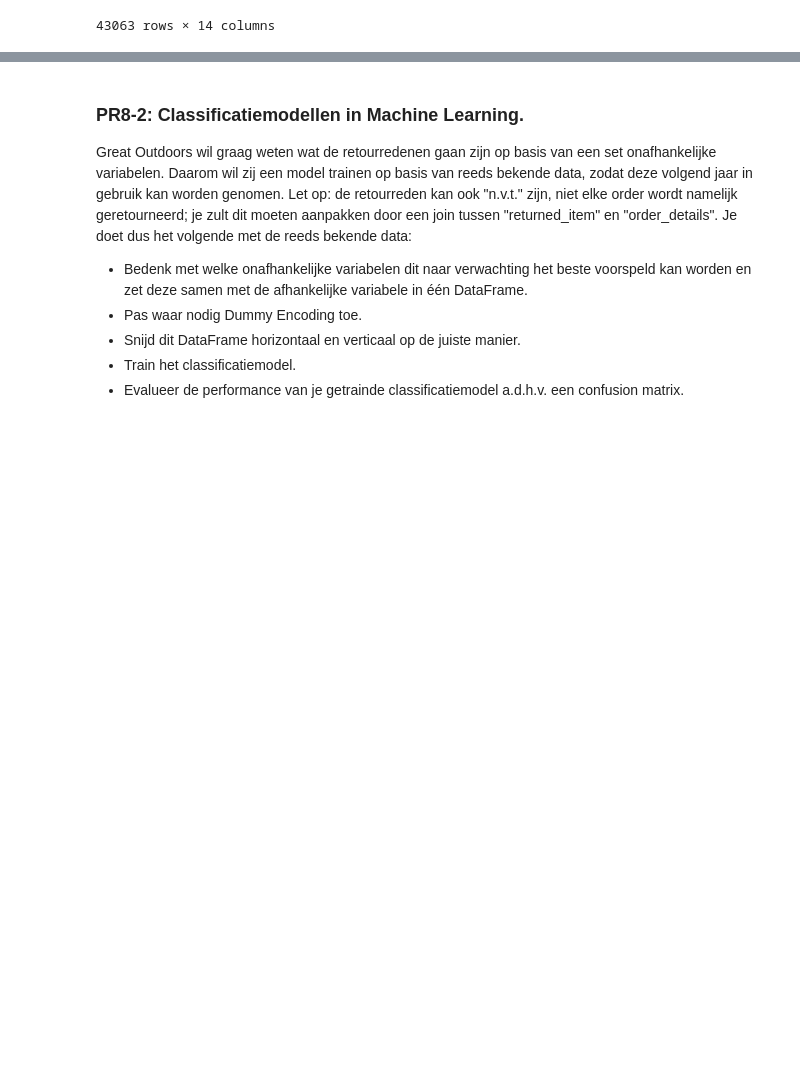
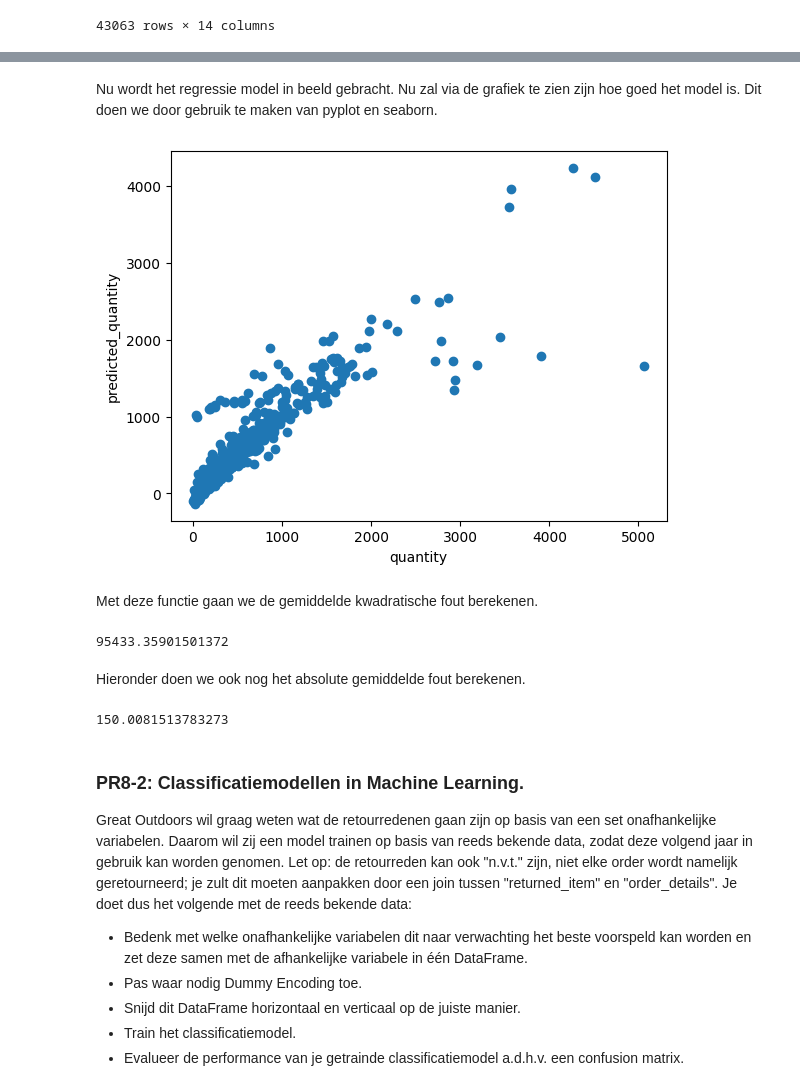
Before and after one commit to Peter-The-Great/DEDS_Portfolio_Week-8, a Jupyter notebook: regressionmodel.ipynb, the cells around one changed output, grey strips where cells are left out. Saved outputs shown, nothing was run; the diff lists cells and outputs as text; code cells hidden in the pictures; blank space fills up the shorter version.

Commit message:
Example en html en regression compleet.

```diff
--- a/regressionmodel.ipynb
+++ b/regressionmodel.ipynb
@@ -75,0 +188,4 @@ test_pred = model.predict(X_test)
+# %%
+reg_model = linear_model.LinearRegression()
+reg_model = LinearRegression().fit(x_train,y_train)
+reg_model
@@ -75,0 +196,3 @@ test_pred = model.predict(X_test)
+# %%
+y_pred = reg_model.predict(x_test)
+y_pred
@@ -75,0 +219,4 @@ test_pred = model.predict(X_test)
+# %%
+prediction_df = pd.DataFrame(y_pred)
+prediction_df = prediction_df.rename(columns={0: 'predicted_quantity'})
+prediction_df
@@ -75,0 +239,3 @@ test_pred = model.predict(X_test)
+# %%
+y_test_prediction_merge = pd.concat([y_test.reset_index()['quantity'], prediction_df], axis=1)
+y_test_prediction_merge.loc[y_test_prediction_merge['predicted_quantity'].notna(),:]
@@ -76,3 +256,24 @@ test_pred = model.predict(X_test)
+# %% [markdown]
+Nu wordt het regressie model in beeld gebracht. Nu zal via de grafiek te zien zijn hoe goed het model is. Dit doen we door gebruik te maken van pyplot en seaborn.
+# %%
+plt.scatter(y_test_prediction_merge['quantity'], y_test_prediction_merge['predicted_quantity'])
+plt.xlabel('quantity')
+plt.ylabel('predicted_quantity')
+plt.show()
+# %% [output]
+[figure, added]
+# %% [markdown]
+Met deze functie gaan we de gemiddelde kwadratische fout berekenen.
+# %%
+mean_squared_error(y_test_prediction_merge['quantity'], y_test_prediction_merge['predicted_quantity'])
+# %% [output]
+95433.35901501372
+# %% [markdown]
+Hieronder doen we ook nog het absolute gemiddelde fout berekenen.
+# %%
+mean_absolute_error(y_test_prediction_merge['quantity'], y_test_prediction_merge['predicted_quantity'])
+# %% [output]
+150.0081513783273
 # %% [markdown]
 ### PR8-2: Classificatiemodellen in Machine Learning.
 
```
Also changed, not shown: parts of 29 cells of this notebook, 3 other files.
